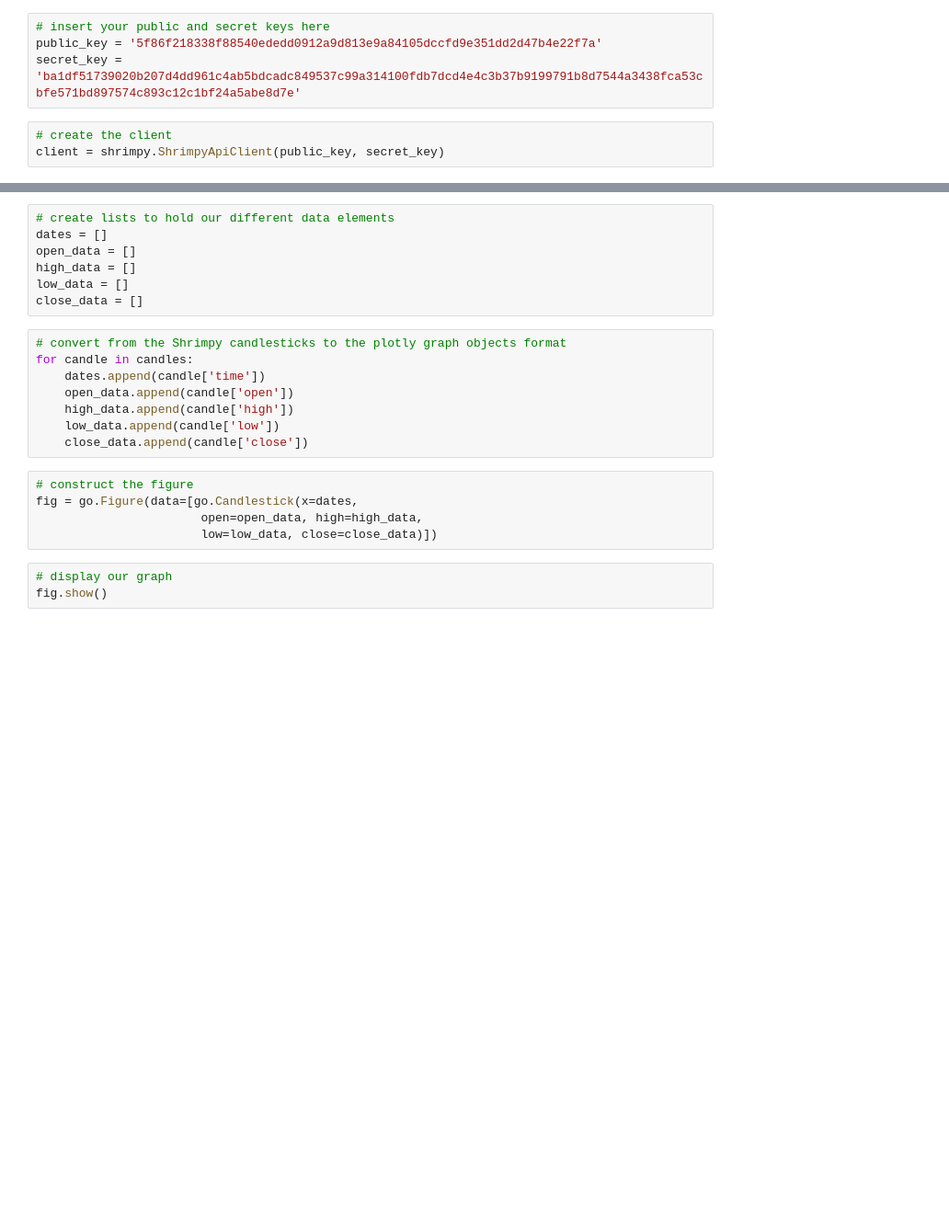
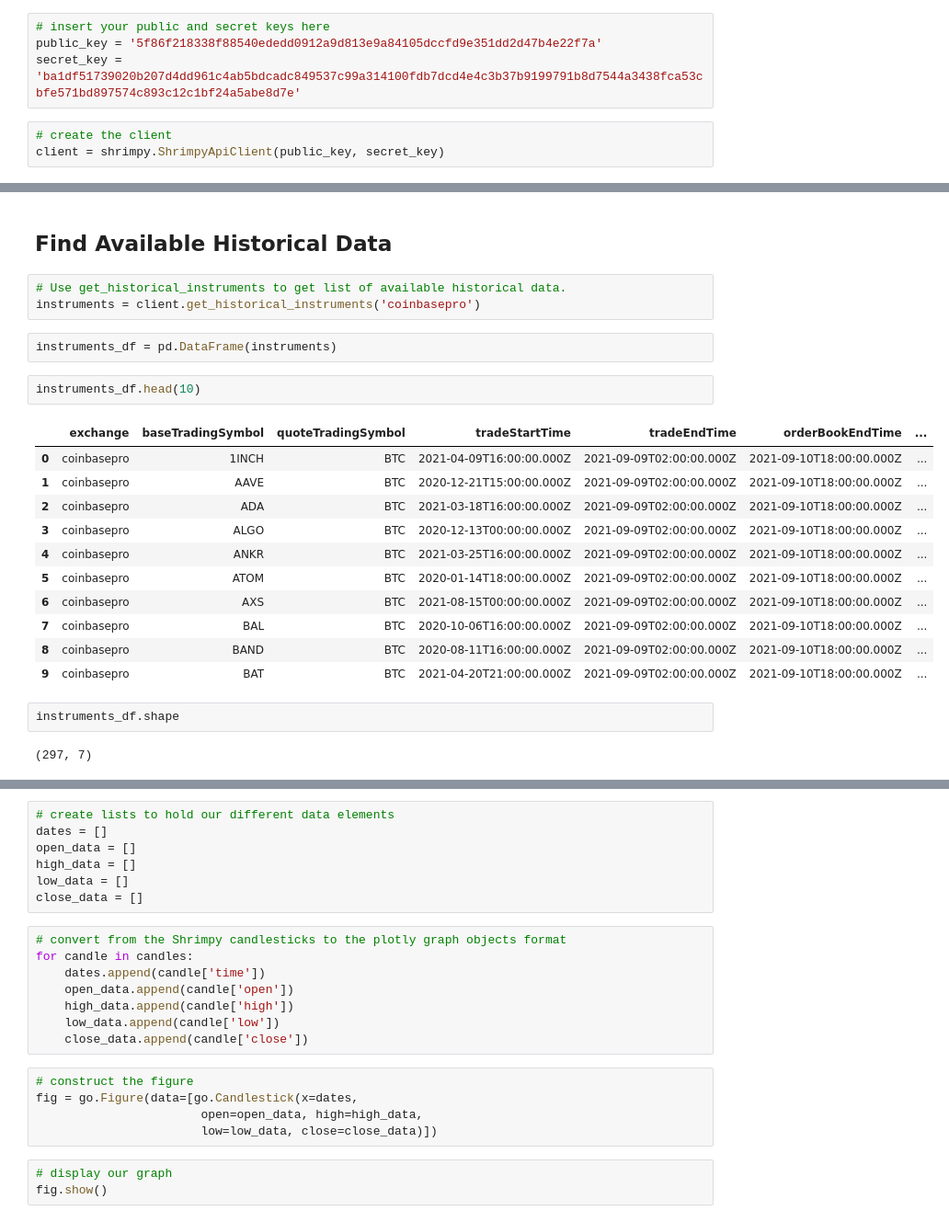
Before and after one commit to dplem/Cryptocurrency-Market-Forecasting, a Jupyter notebook: Notebooks/Cryptocurrency_Price_Chart.ipynb, the cells around one changed output, grey strips where cells are left out. Shown at 92% size. Drawn from its saved outputs; the diff is of its cells as text; blank space fills up the shorter version.

Commit message:
Update Cryptocurrency_Price_Chart.ipynb
Added more features to gather historical pricing

```diff
--- a/Notebooks/Cryptocurrency_Price_Chart.ipynb
+++ b/Notebooks/Cryptocurrency_Price_Chart.ipynb
@@ -15,0 +39,25 @@ client = shrimpy.ShrimpyApiClient(public_key, secret_key)
+# %% [markdown]
+## Find Available Historical Data
+# %%
+# Use get_historical_instruments to get list of available historical data.
+instruments = client.get_historical_instruments('coinbasepro')
+# %%
+instruments_df = pd.DataFrame(instruments)
+# %%
+instruments_df.head(10)
+# %% [output]
+|  | exchange | baseTradingSymbol | quoteTradingSymbol | tradeStartTime | tradeEndTime | orderBookEndTime | ... |
+| 0 | coinbasepro | 1INCH | BTC | 2021-04-09T16:00:00.000Z | 2021-09-09T02:00:00.000Z | 2021-09-10T18:00:00.000Z | ... |
+| 1 | coinbasepro | AAVE | BTC | 2020-12-21T15:00:00.000Z | 2021-09-09T02:00:00.000Z | 2021-09-10T18:00:00.000Z | ... |
+| 2 | coinbasepro | ADA | BTC | 2021-03-18T16:00:00.000Z | 2021-09-09T02:00:00.000Z | 2021-09-10T18:00:00.000Z | ... |
+| 3 | coinbasepro | ALGO | BTC | 2020-12-13T00:00:00.000Z | 2021-09-09T02:00:00.000Z | 2021-09-10T18:00:00.000Z | ... |
+| 4 | coinbasepro | ANKR | BTC | 2021-03-25T16:00:00.000Z | 2021-09-09T02:00:00.000Z | 2021-09-10T18:00:00.000Z | ... |
+| 5 | coinbasepro | ATOM | BTC | 2020-01-14T18:00:00.000Z | 2021-09-09T02:00:00.000Z | 2021-09-10T18:00:00.000Z | ... |
+| 6 | coinbasepro | AXS | BTC | 2021-08-15T00:00:00.000Z | 2021-09-09T02:00:00.000Z | 2021-09-10T18:00:00.000Z | ... |
+| 7 | coinbasepro | BAL | BTC | 2020-10-06T16:00:00.000Z | 2021-09-09T02:00:00.000Z | 2021-09-10T18:00:00.000Z | ... |
+| 8 | coinbasepro | BAND | BTC | 2020-08-11T16:00:00.000Z | 2021-09-09T02:00:00.000Z | 2021-09-10T18:00:00.000Z | ... |
+| 9 | coinbasepro | BAT | BTC | 2021-04-20T21:00:00.000Z | 2021-09-09T02:00:00.000Z | 2021-09-10T18:00:00.000Z | ... |
+# %%
+instruments_df.shape
+# %% [output]
+(297, 7)
```
Also changed, not shown: parts of 10 cells of this notebook.
